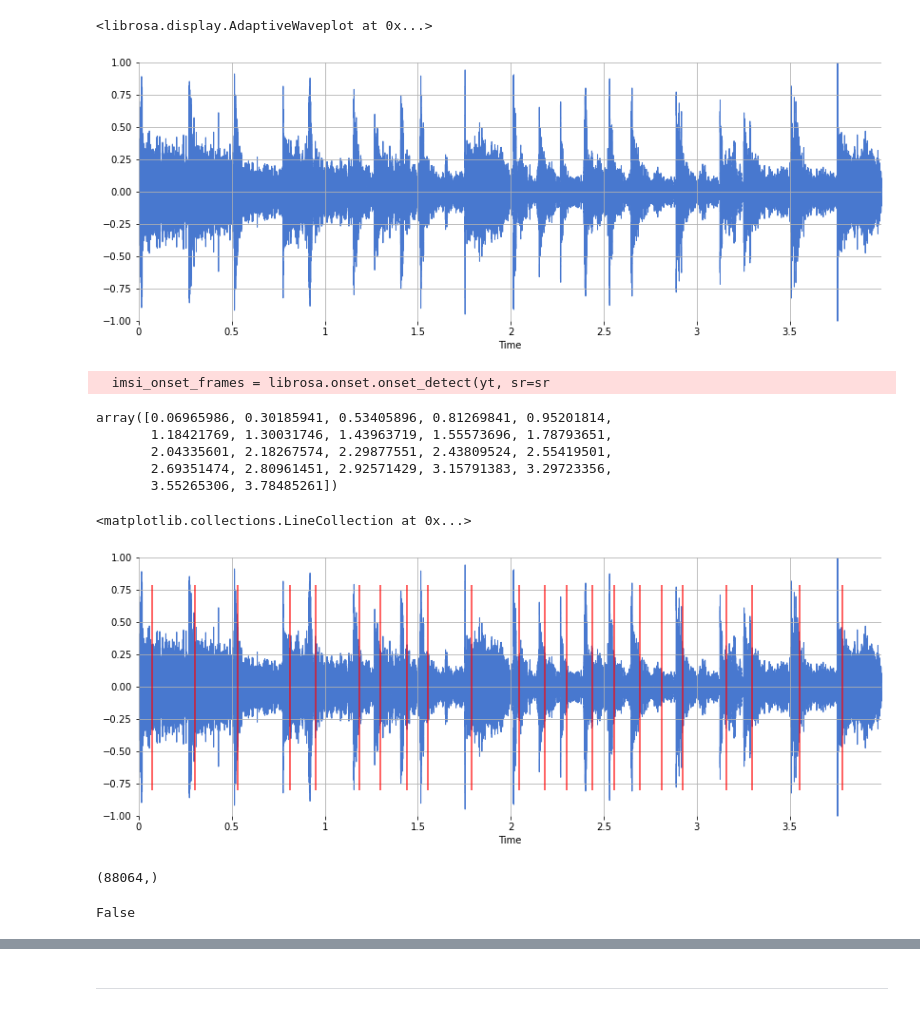
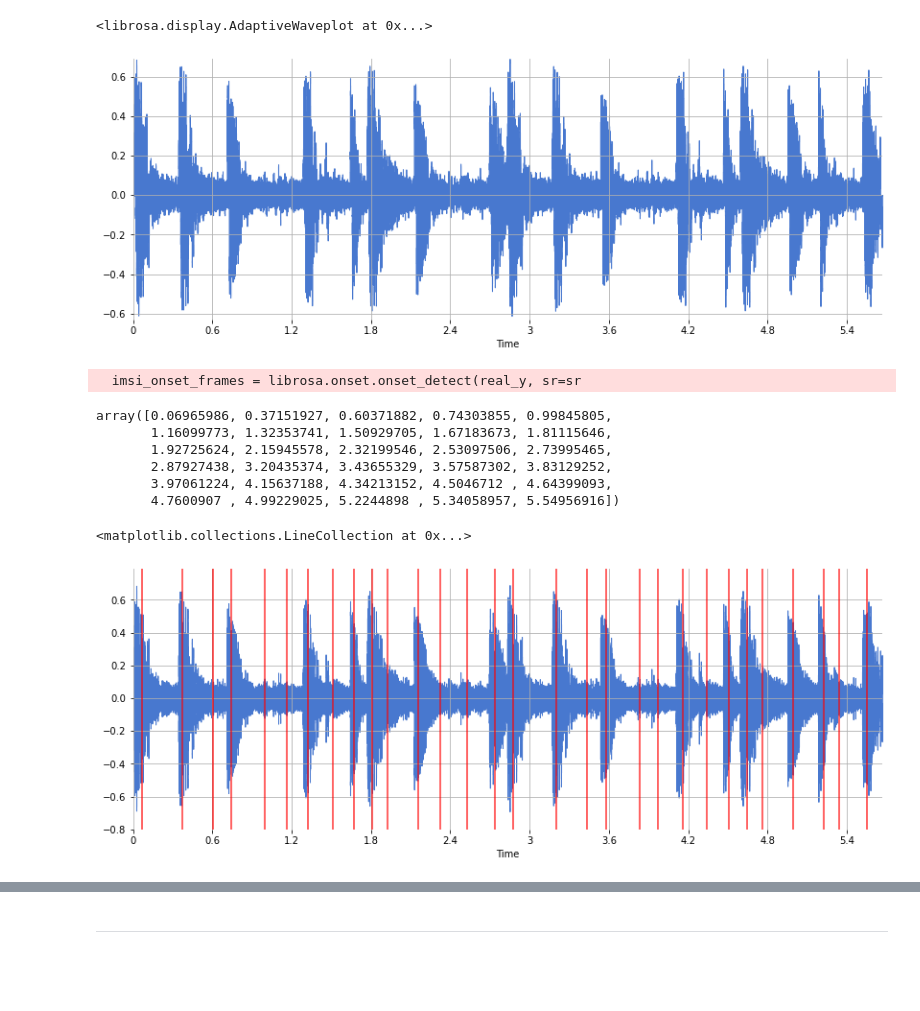
Before and after one commit to cid2rrrr/Transformer-w--torch-tensor, a Jupyter notebook: OnSetDetect.ipynb, the cells around one changed output, grey strips where cells are left out. Drawn from its saved outputs; the diff is of its cells as text; code cells hidden in the pictures; blank space fills up the shorter version.

```diff
--- a/OnSetDetect.ipynb
+++ b/OnSetDetect.ipynb
@@ -18,7 +18,6 @@ def concatenate_segments(x, onset_samples, pad_duration=0.500):
 import matplotlib.pyplot as plt
 
 plt.style.use('seaborn-muted')
-plt.rcParams['figure.figsize'] = (14, 5)
 plt.rcParams['axes.grid'] = True
 plt.rcParams['axes.spines.left'] = False
 plt.rcParams['axes.spines.right'] = False
@@ -29,7 +28,7 @@ plt.rcParams['axes.ymargin'] = 0
 plt.rcParams['image.cmap'] = 'gray'
 plt.rcParams['image.interpolation'] = None
 # %%
-y, sr = librosa.load('/Users/cooky/HDD/Drum/ACID WAV VINYL BREAKS/5-Oldies big (107)/OLBK023.WAV')
+y, sr = librosa.load(r"C:\Users\KIST\Desktop\iamstereo.wav", mono=False)
 yt = librosa.util.normalize(y)
 yt, index = librosa.effects.trim(y=yt, top_db=10)
 # %%
@@ -51,36 +50,37 @@ hop_length = 256
 import librosa.display
 # %%
 plt.figure(figsize=(14, 5))
-librosa.display.waveshow(yt, sr)
+librosa.display.waveshow(y, sr)
 # %% [output]
 <librosa.display.AdaptiveWaveplot at 0x...>
-[figure, old version]
+[figure, new version]
 # %%
-S = librosa.stft(yt)
+S = librosa.stft(y)
 logS = librosa.amplitude_to_db(abs(S))
 
-imsi_onset_frames = librosa.onset.onset_detect(yt, sr=sr
-            , pre_max=2, post_max=5
-            , pre_avg=2, post_avg=5
-            , delta=0.1
-            , wait=4
+imsi_onset_frames = librosa.onset.onset_detect(y, sr=sr
+            , pre_max=0, post_max=4
+            , pre_avg=2, post_avg=2
+            , delta=0.02
+            , wait=1
             )
 onset_times = librosa.frames_to_time(imsi_onset_frames)
 # %% [output]
-  imsi_onset_frames = librosa.onset.onset_detect(yt, sr=sr
+  imsi_onset_frames = librosa.onset.onset_detect(real_y, sr=sr
 # %%
 onset_times
 # %% [output]
-array([0.06965986, 0.30185941, 0.53405896, 0.81269841, 0.95201814,
-       1.18421769, 1.30031746, 1.43963719, 1.55573696, 1.78793651,
-       2.04335601, 2.18267574, 2.29877551, 2.43809524, 2.55419501,
-       2.69351474, 2.80961451, 2.92571429, 3.15791383, 3.29723356,
-       3.55265306, 3.78485261])
+array([0.06965986, 0.37151927, 0.60371882, 0.74303855, 0.99845805,
+       1.16099773, 1.32353741, 1.50929705, 1.67183673, 1.81115646,
+       1.92725624, 2.15945578, 2.32199546, 2.53097506, 2.73995465,
+       2.87927438, 3.20435374, 3.43655329, 3.57587302, 3.83129252,
+       3.97061224, 4.15637188, 4.34213152, 4.5046712 , 4.64399093,
+       4.7600907 , 4.99229025, 5.2244898 , 5.34058957, 5.54956916])
 # %%
 plt.figure(figsize=(14, 5))
-librosa.display.waveshow(yt, sr=sr)
+librosa.display.waveshow(y, sr=sr)
 plt.vlines(onset_times, -0.8, 0.79, color='r', alpha=0.8)
 # %% [output]
 <matplotlib.collections.LineCollection at 0x...>
-[figure, old version]
+[figure, new version]
 # %%
@@ -91,8 +87,0 @@ clicks = clicks[:tmp]
-# %%
-yt.shape
-# %% [output]
-(88064,)
-# %%
-y.shape == clicks.shape
-# %% [output]
-False
```
Also changed, not shown: parts of 8 cells of this notebook.
